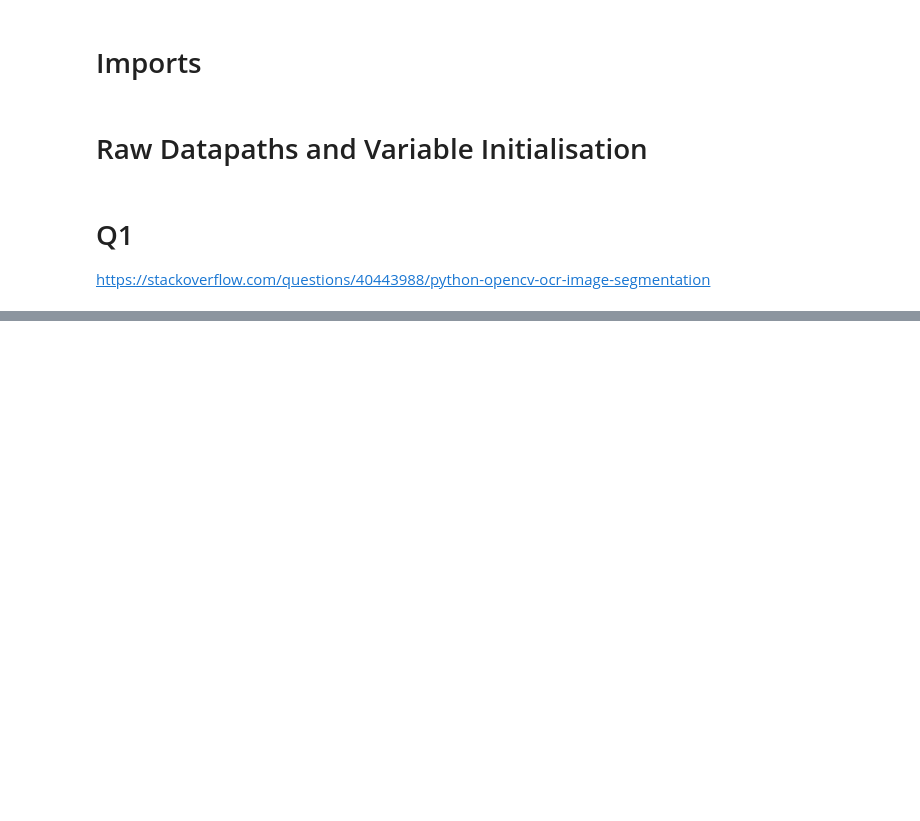
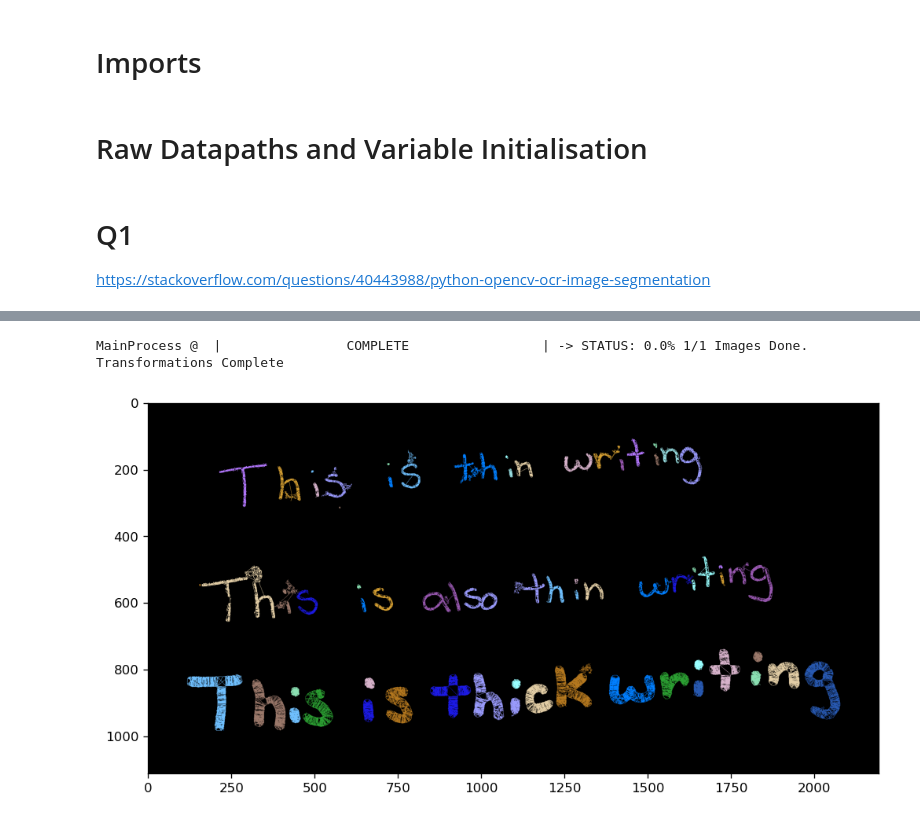
Before and after one commit to ag-ds-bubble/swtloc, a Jupyter notebook: examples/StackOverflow QnA.ipynb, the cells around one changed output, grey strips where cells are left out. Drawn from its saved outputs; the diff is of its cells as text; code cells hidden in the pictures; blank space fills up the shorter version.

```diff
--- a/examples/StackOverflow QnA.ipynb
+++ b/examples/StackOverflow QnA.ipynb
@@ -46,0 +130,15 @@ imgshowN([swtl.orig_img, grouped_annot_bubble],
+# %%
+from swtloc import SWTLocalizer
+from swtloc.utils import imgshow
+
+swtl = SWTLocalizer()
+# Stroke Width Transform
+imgpath = rawimage_path+'so5_img1.jpg'
+swtl.swttransform(imgpaths=imgpath, text_mode = 'lb_df',
+                  save_results=True, save_rootpath = 'swtres/',
+                  ac_sigma = 1.0, gs_blurr =False,
+                  minrsw = 3, maxrsw = 50, max_angledev = np.pi/3)
+imgshow(swtl.swt_labelled3C)
+# %% [output]
+MainProcess @  |                COMPLETE                 | -> STATUS: 0.0% 1/1 Images Done. Transformations Complete
+[figure, added]
```
Also changed, not shown: parts of 18 cells of this notebook, 15 other files.
